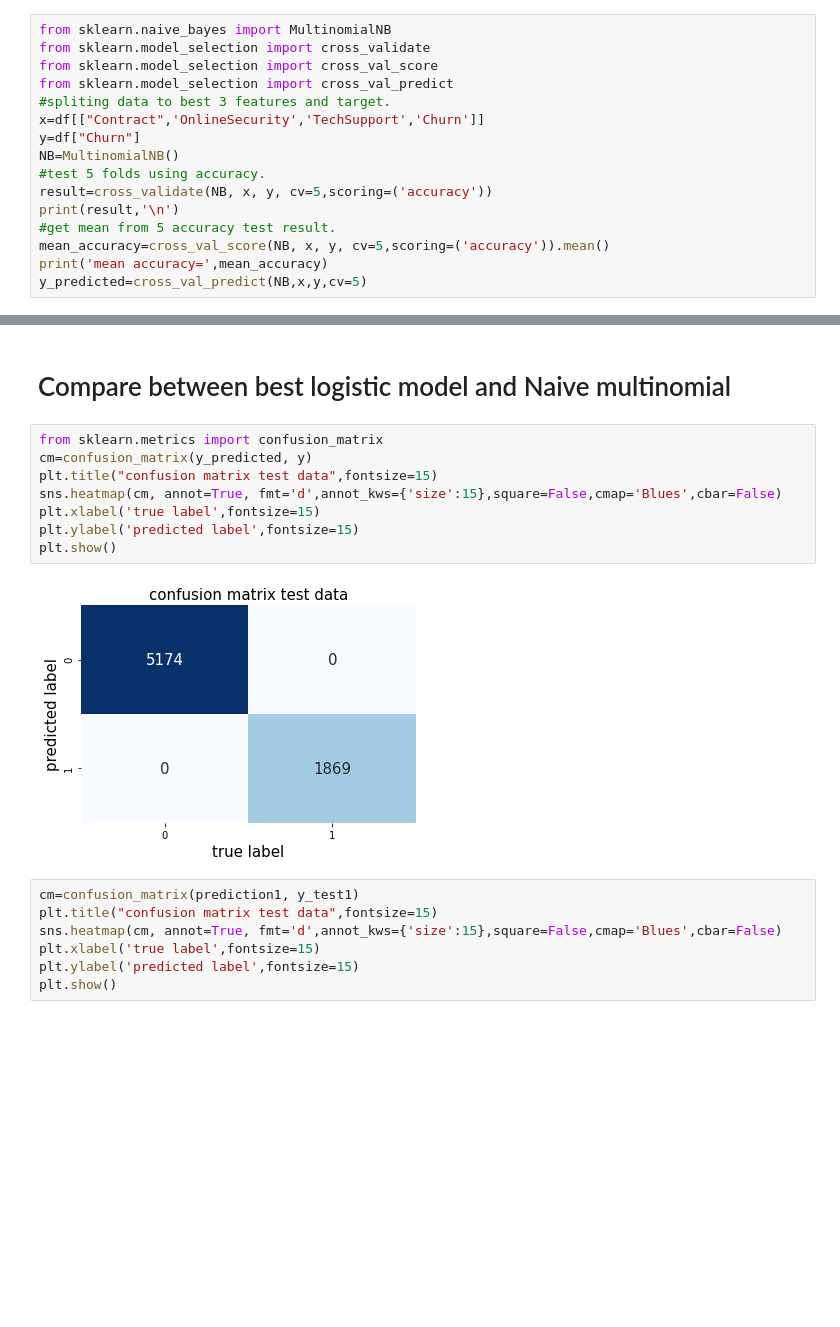
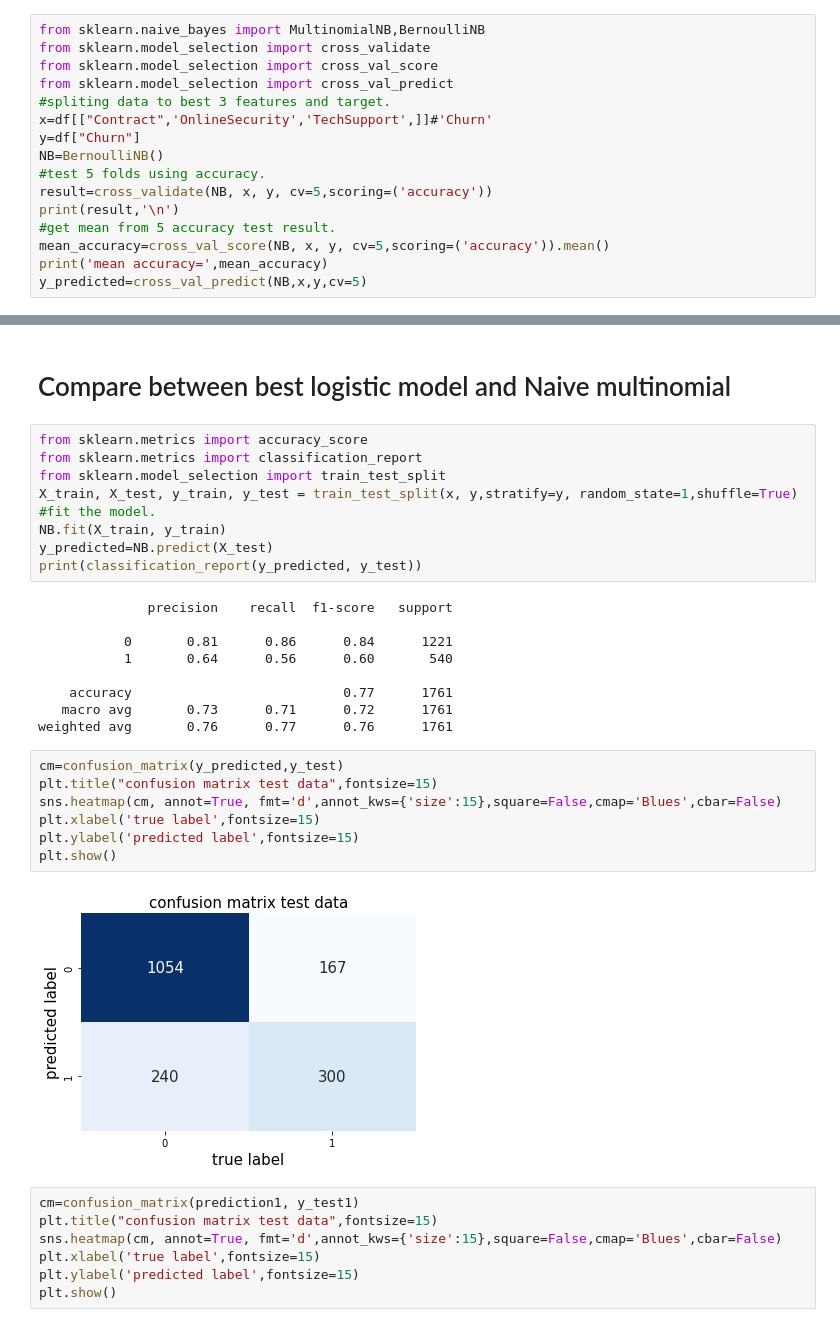
Before and after one commit to Moaaz900/Customer-Churn-Management-, a Jupyter notebook: Notebook/Develop a Simple Model for Customer Churn Management with naive classifier.ipynb, the cells around one changed output, grey strips where cells are left out. Drawn from its saved outputs; the diff is of its cells as text; blank space fills up the shorter version.

```diff
--- a/Notebook/Develop a Simple Model for Customer Churn Management with naive classifier.ipynb
+++ b/Notebook/Develop a Simple Model for Customer Churn Management with naive classifier.ipynb
@@ -1196,14 +1192,14 @@ selected_features_df.sort_values(by='scores',ascending=False)
 # %% [markdown]
 # Implement multinomial naive for categorical variables with cross validation
 # %%
-from sklearn.naive_bayes import MultinomialNB
+from sklearn.naive_bayes import MultinomialNB,BernoulliNB
 from sklearn.model_selection import cross_validate
 from sklearn.model_selection import cross_val_score
 from sklearn.model_selection import cross_val_predict
 #spliting data to best 3 features and target.
-x=df[["Contract",'OnlineSecurity','TechSupport','Churn']]
+x=df[["Contract",'OnlineSecurity','TechSupport',]]#'Churn'
 y=df["Churn"]
-NB=MultinomialNB()
+NB=BernoulliNB()
 #test 5 folds using accuracy.
 result=cross_validate(NB, x, y, cv=5,scoring=('accuracy'))
 print(result,'\n')
@@ -1218,15 +1214,32 @@ mean accuracy= 1.0
 # %% [markdown]
 # Compare between best logistic model and Naive multinomial
+# %%
+from sklearn.metrics import accuracy_score
+from sklearn.metrics import classification_report
+from sklearn.model_selection import train_test_split
+X_train, X_test, y_train, y_test = train_test_split(x, y,stratify=y, random_state=1,shuffle=True)
+#fit the model.
+NB.fit(X_train, y_train)
+y_predicted=NB.predict(X_test)
+print(classification_report(y_predicted, y_test))
+# %% [output]
+              precision    recall  f1-score   support
+
+           0       0.81      0.86      0.84      1221
+           1       0.64      0.56      0.60       540
+
+    accuracy                           0.77      1761
+   macro avg       0.73      0.71      0.72      1761
+weighted avg       0.76      0.77      0.76      1761
 # %%
-from sklearn.metrics import confusion_matrix
-cm=confusion_matrix(y_predicted, y)
+cm=confusion_matrix(y_predicted,y_test)
 plt.title("confusion matrix test data",fontsize=15)
 sns.heatmap(cm, annot=True, fmt='d',annot_kws={'size':15},square=False,cmap='Blues',cbar=False)
 plt.xlabel('true label',fontsize=15)
 plt.ylabel('predicted label',fontsize=15)
 plt.show()
 # %% [output]
-[figure, old version]
+[figure, new version]
 # %%
 cm=confusion_matrix(prediction1, y_test1)
 plt.title("confusion matrix test data",fontsize=15)
```
Also changed, not shown: parts of 24 cells of this notebook.
